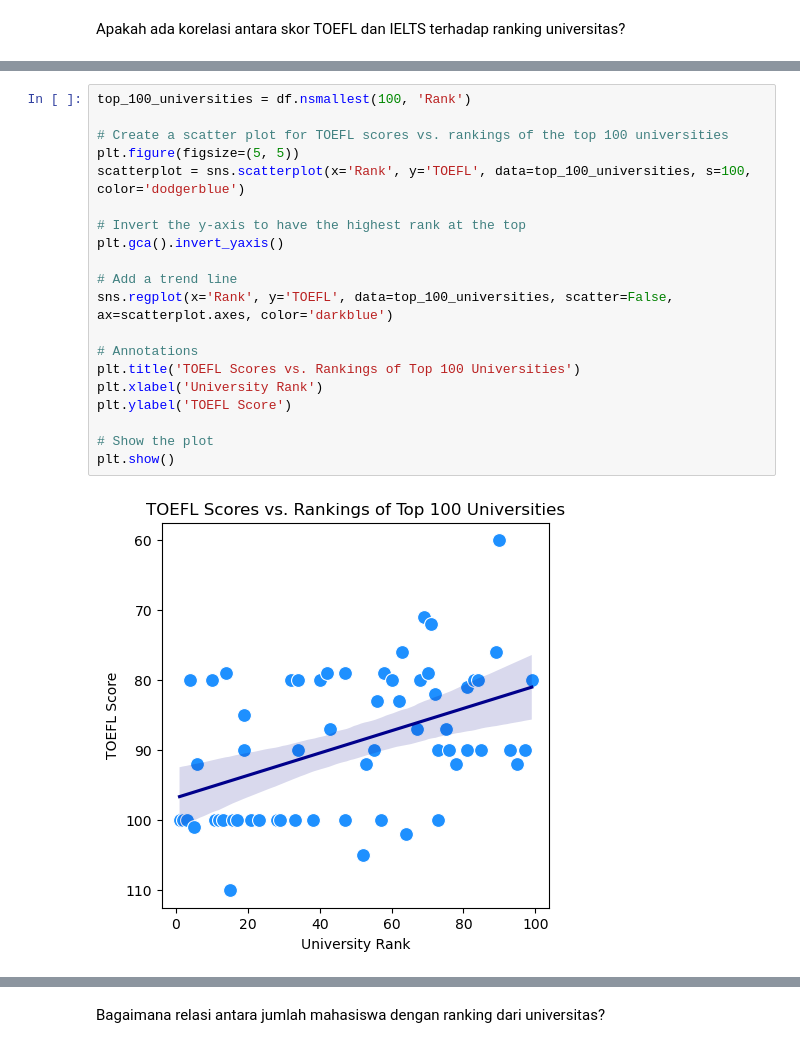
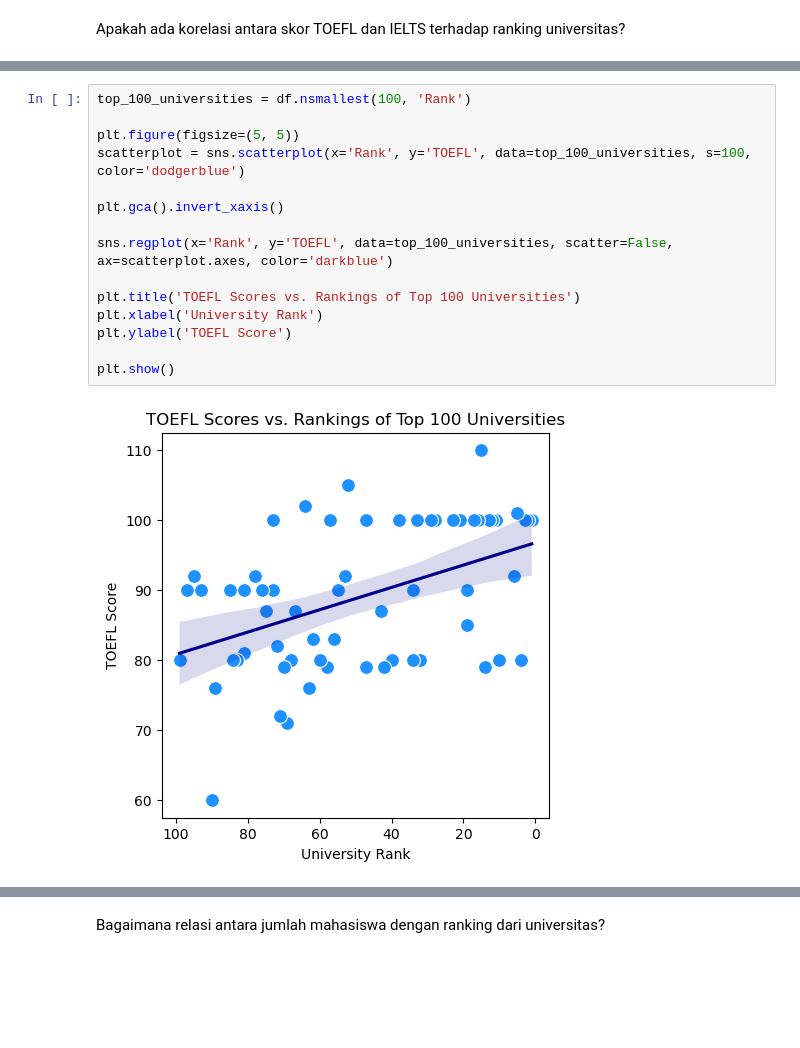
Before and after one commit to NandoAACF/End-to-End-Data-Pipeline, a Jupyter notebook: MainNotebook.ipynb, the cells around one changed output, grey strips where cells are left out. Drawn from its saved outputs; the diff is of its cells as text; blank space fills up the shorter version.

```diff
--- a/MainNotebook.ipynb
+++ b/MainNotebook.ipynb
@@ -253,22 +242,17 @@ plt.show()
 # %%
 top_100_universities = df.nsmallest(100, 'Rank')
 
-# Create a scatter plot for TOEFL scores vs. rankings of the top 100 universities
 plt.figure(figsize=(5, 5))
 scatterplot = sns.scatterplot(x='Rank', y='TOEFL', data=top_100_universities, s=100, color='dodgerblue')
 
-# Invert the y-axis to have the highest rank at the top
-plt.gca().invert_yaxis()
+plt.gca().invert_xaxis()
 
-# Add a trend line
 sns.regplot(x='Rank', y='TOEFL', data=top_100_universities, scatter=False, ax=scatterplot.axes, color='darkblue')
 
-# Annotations
 plt.title('TOEFL Scores vs. Rankings of Top 100 Universities')
 plt.xlabel('University Rank')
 plt.ylabel('TOEFL Score')
 
-# Show the plot
 plt.show()
 # %% [output]
-[figure, old version]
+[figure, new version]
```
Also changed, not shown: parts of 23 cells of this notebook, 2 other files.
